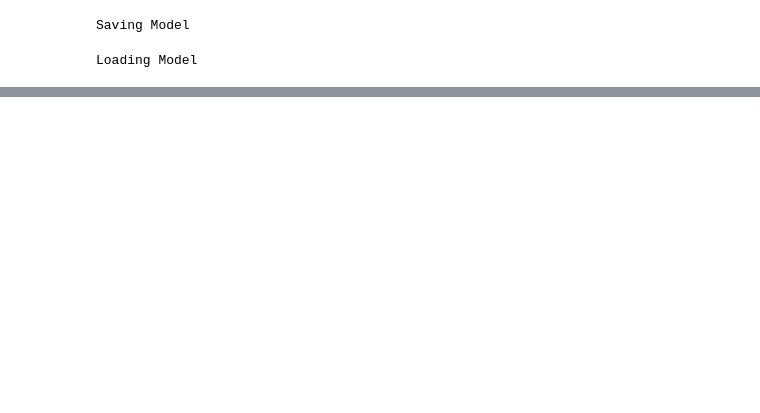
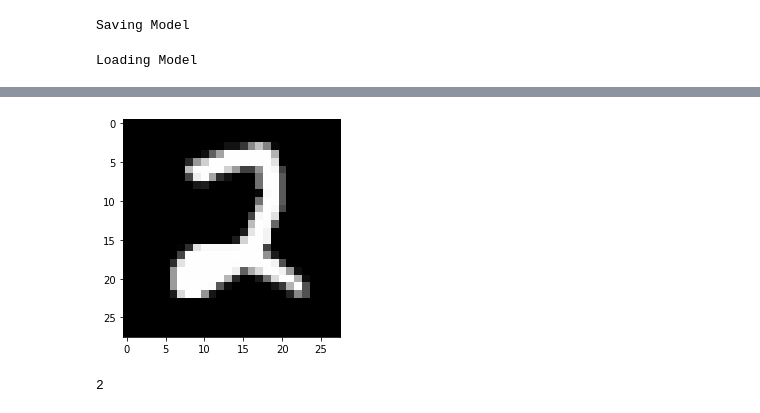
Before and after one commit to Uzzy97/Emerging-Tech-Assessment, a Jupyter notebook: Digit-Model.ipynb, the cells around one changed output, grey strips where cells are left out. Cells and saved outputs as stored; diff of their text form; code cells hidden in the pictures; blank space fills up the shorter version.

```diff
--- a/Digit-Model.ipynb
+++ b/Digit-Model.ipynb
@@ -129,0 +144,8 @@ plt.show()
+# %%
+plt.imshow(x_test[82].reshape(28, 28), cmap="gray")
+plt.show()
+
+np.argmax(loadedModel.predict(x_test[82:83]))
+# %% [output]
+[figure, added]
+2
```
Also changed, not shown: parts of 16 cells of this notebook, 6 other files.
